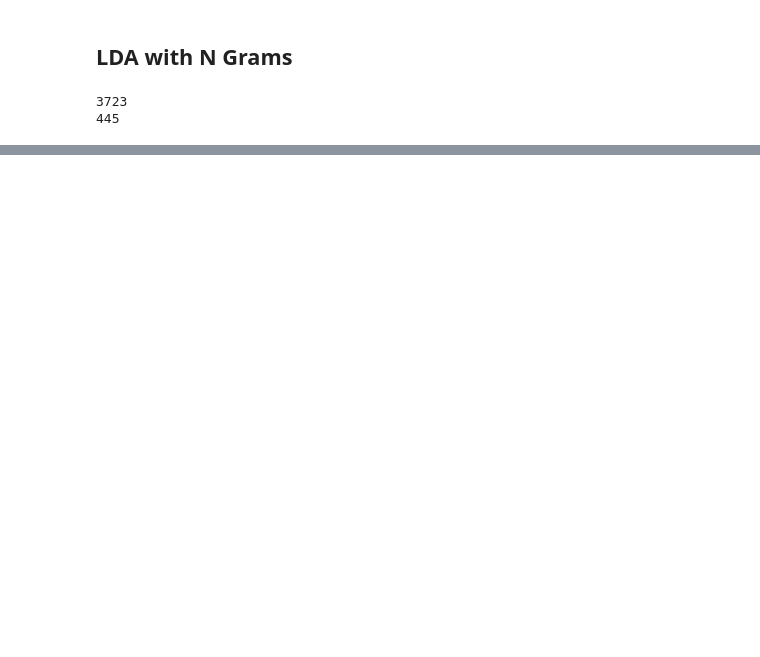
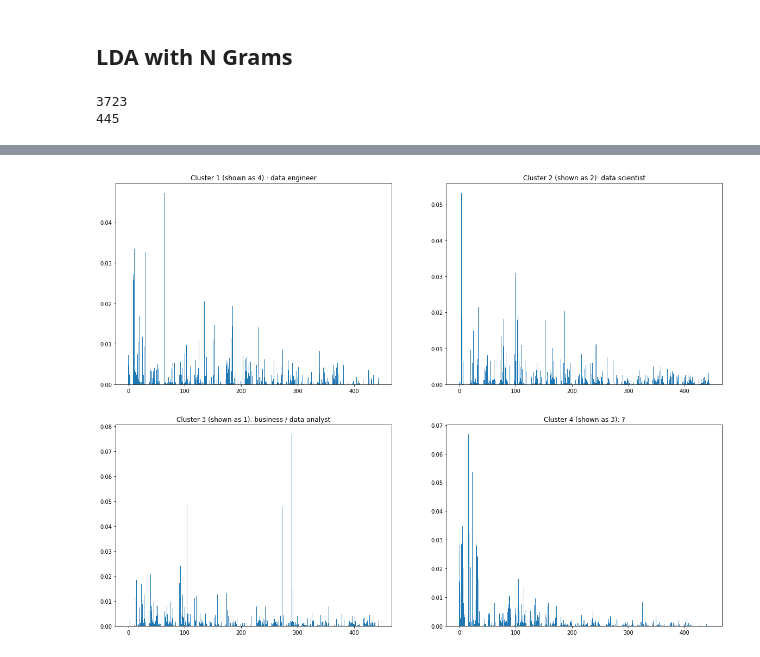
Before and after one commit to david043/Data-Science-Skills-Recommendation, a Jupyter notebook: MVP_Job_Skills.ipynb, the cells around one changed output, grey strips where cells are left out. Cells and saved outputs as stored; diff of their text form; code cells hidden in the pictures; blank space fills up the shorter version.

```diff
--- a/MVP_Job_Skills.ipynb
+++ b/MVP_Job_Skills.ipynb
@@ -397,0 +421,2 @@ term
+# %%
+df_lda = pd.DataFrame(lda_tf.components_ / lda_tf.components_.sum(axis=1)[:, np.newaxis], columns = tf_vectorizer_2grams.vocabulary)
@@ -397,0 +432,19 @@ term
+# %%
+fig, axes = plt.subplots(2, 2, figsize = (20, 15))
+
+for i in range(df_lda.shape[0]):
+
+    ax = axes[int(i/2),i%2]
+
+    ax.bar(list(range(df_lda.shape[1])), df_lda.loc[i]);
+
+    if i == 0:
+        ax.set_title("Cluster 1 (shown as 4) : data engineer")
+    elif i == 1:
+        ax.set_title("Cluster 2 (shown as 2): data scientist")
+    elif i == 2:
+        ax.set_title("Cluster 3 (shown as 1): business / data analyst")
+    else:
+        ax.set_title("Cluster 4 (shown as 3): ?")
+# %% [output]
+[figure, added]
```
Also changed, not shown: parts of 19 cells of this notebook.
